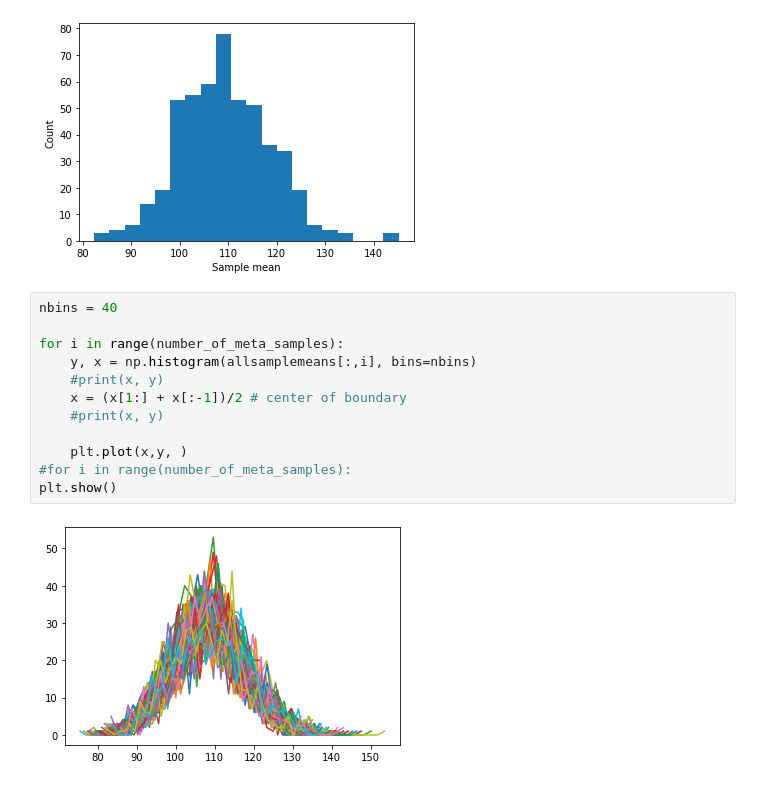
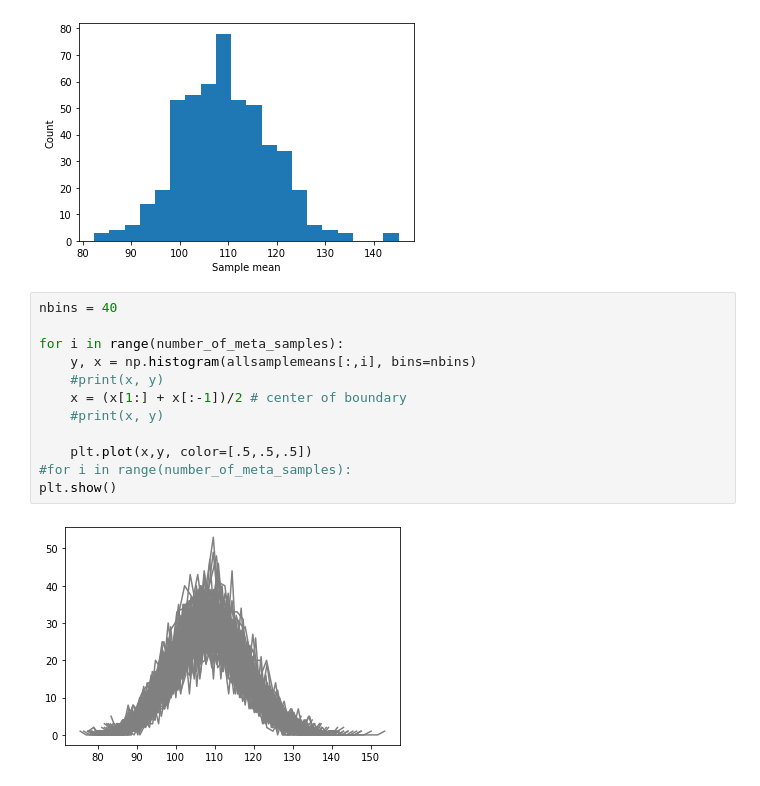
Before and after one commit to Mon8Cats/MasterPython, a Jupyter notebook: MasPy2_LawOfLargeNumbers/MasPy2_LawOfLargeNumbers.ipynb, the cells around one changed output. Saved outputs shown, nothing was run; the diff lists cells and outputs as text.

```diff
--- a/MasPy2_LawOfLargeNumbers.ipynb
+++ b/MasPy2_LawOfLargeNumbers/MasPy2_LawOfLargeNumbers.ipynb
@@ -177,14 +177,14 @@ plt.show()
 # %%
 nbins = 40
 
 for i in range(number_of_meta_samples):
     y, x = np.histogram(allsamplemeans[:,i], bins=nbins)
     #print(x, y)
     x = (x[1:] + x[:-1])/2 # center of boundary
     #print(x, y)
 
-    plt.plot(x,y, )
+    plt.plot(x,y, color=[.5,.5,.5])
 #for i in range(number_of_meta_samples):
 plt.show()
 # %% [output]
-[figure, old version]
+[figure, new version]
```
Also changed, not shown: 2 other files.
